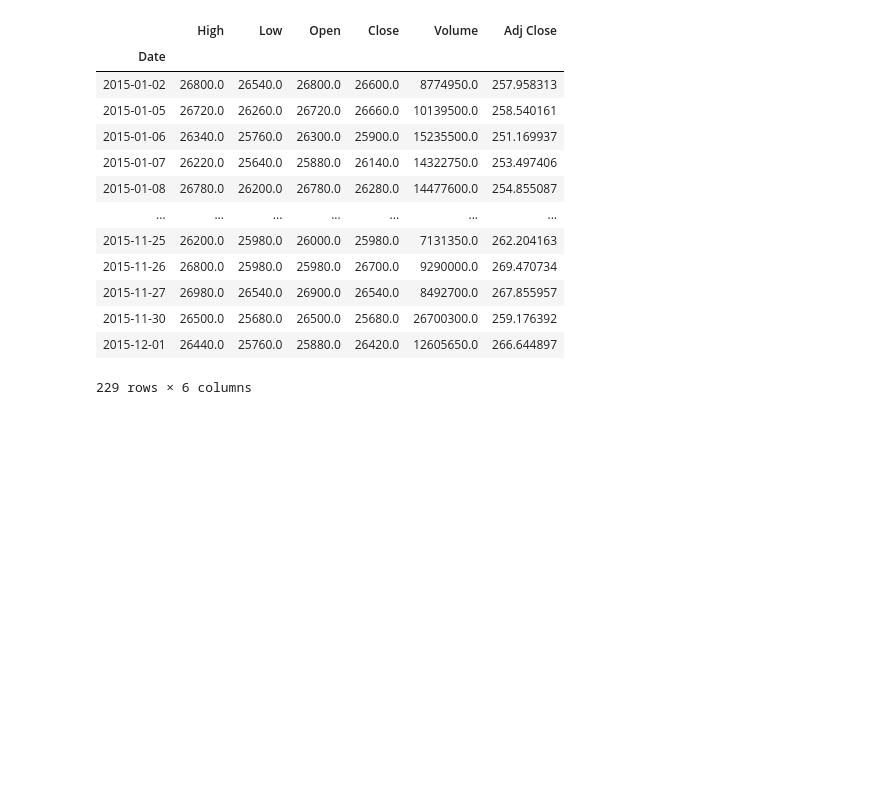
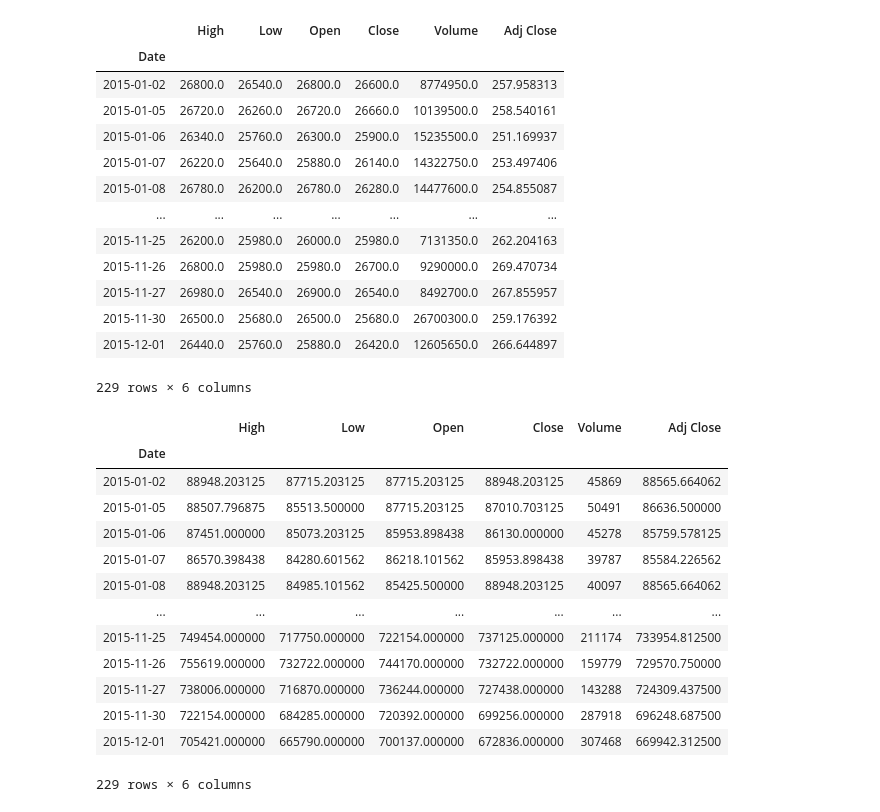
Before and after one commit to KU-BIG/2019_Autumn_Algorithm_Trading, a Jupyter notebook: Tutorial_download_data.ipynb, the cells around one changed output. Saved outputs shown, nothing was run; the diff lists cells and outputs as text; code cells hidden in the pictures; blank space fills up the shorter version.

```diff
--- a/Tutorial_download_data.ipynb
+++ b/Tutorial_download_data.ipynb
@@ -27,4 +30,21 @@ download_stock_data('data/samsung.data', '005930', 2015, 1, 1, 2015, 11, 30)
 | 2015-11-30 | 26500.0 | 25680.0 | 26500.0 | 25680.0 | 26700300.0 | 259.176392 |
 | 2015-12-01 | 26440.0 | 25760.0 | 25880.0 | 26420.0 | 12605650.0 | 266.644897 |
 229 rows × 6 columns
+# %%
+download_stock_data('data/hanmi.data', '128940', 2015, 1, 1, 2015, 11, 30)
+# %% [output]
+|  | High | Low | Open | Close | Volume | Adj Close |
+| Date |  |  |  |  |  |  |
+| 2015-01-02 | 88948.203125 | 87715.203125 | 87715.203125 | 88948.203125 | 45869 | 88565.664062 |
+| 2015-01-05 | 88507.796875 | 85513.500000 | 87715.203125 | 87010.703125 | 50491 | 86636.500000 |
+| 2015-01-06 | 87451.000000 | 85073.203125 | 85953.898438 | 86130.000000 | 45278 | 85759.578125 |
+| 2015-01-07 | 86570.398438 | 84280.601562 | 86218.101562 | 85953.898438 | 39787 | 85584.226562 |
+| 2015-01-08 | 88948.203125 | 84985.101562 | 85425.500000 | 88948.203125 | 40097 | 88565.664062 |
+| ... | ... | ... | ... | ... | ... | ... |
+| 2015-11-25 | 749454.000000 | 717750.000000 | 722154.000000 | 737125.000000 | 211174 | 733954.812500 |
+| 2015-11-26 | 755619.000000 | 732722.000000 | 744170.000000 | 732722.000000 | 159779 | 729570.750000 |
+| 2015-11-27 | 738006.000000 | 716870.000000 | 736244.000000 | 727438.000000 | 143288 | 724309.437500 |
+| 2015-11-30 | 722154.000000 | 684285.000000 | 720392.000000 | 699256.000000 | 287918 | 696248.687500 |
+| 2015-12-01 | 705421.000000 | 665790.000000 | 700137.000000 | 672836.000000 | 307468 | 669942.312500 |
+229 rows × 6 columns
 # %%
```
Also changed, not shown: parts of 19 cells of this notebook, 3 other files.
